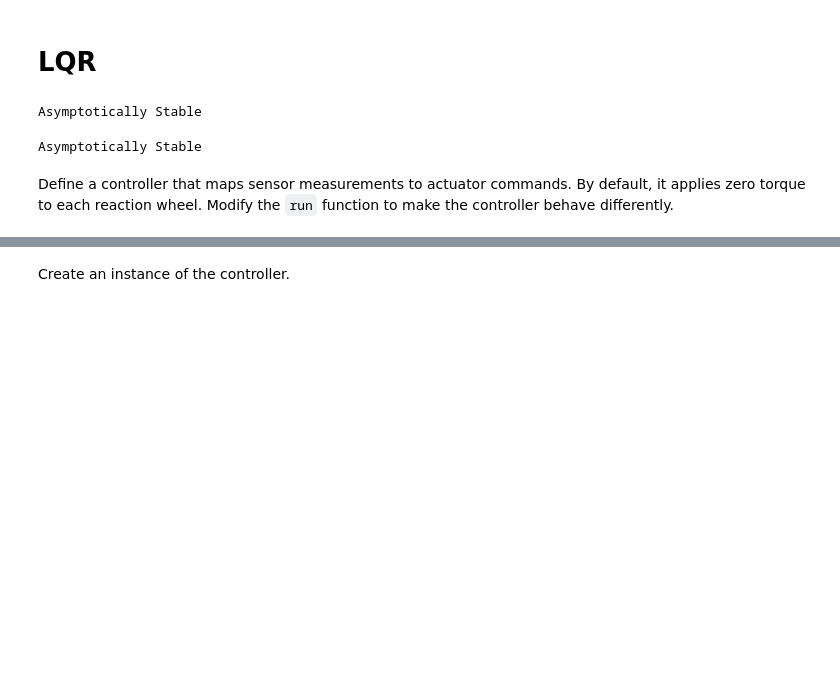
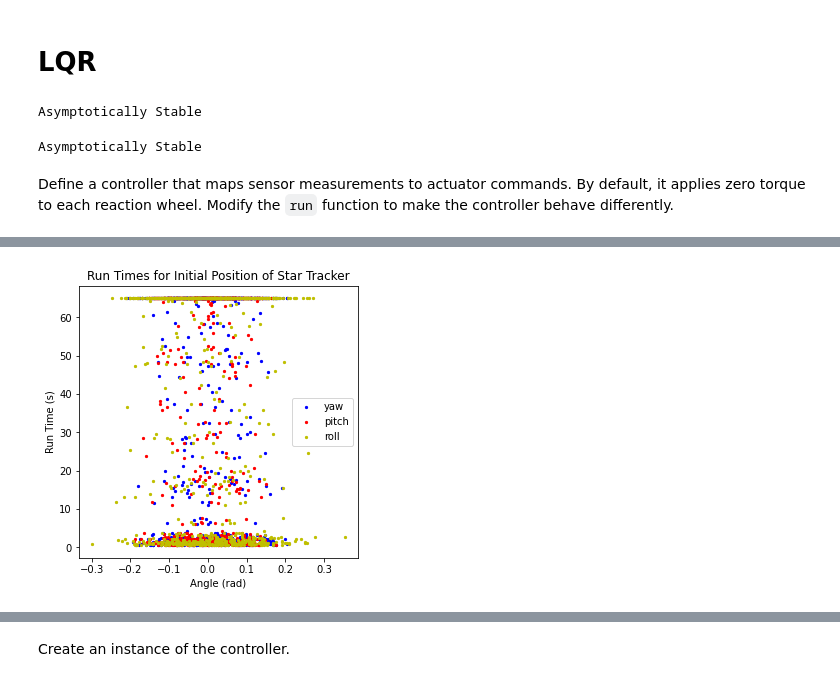
Before and after one commit to Zoinkadoinka/AE353, a Jupyter notebook: SpacecraftDP - April1- Noor.ipynb, the cells around one changed output, grey strips where cells are left out. Saved outputs shown, nothing was run; the diff lists cells and outputs as text; code cells hidden in the pictures; blank space fills up the shorter version.

```diff
--- a/SpacecraftDP - April1- Noor.ipynb
+++ b/SpacecraftDP - April1- Noor.ipynb
@@ -758,0 +742,12 @@ ax.scatter3D(initial_yaws, initial_pitches, initial_rolls, c=times)
+# %%
+fig = plt.figure(figsize = (5,5))
+plt.scatter(initial_yaws,times,s=5, color = 'blue', label = 'yaw')
+plt.scatter(initial_pitches,times,s=5,color = 'red', label = 'pitch')
+plt.scatter(initial_rolls,times,s=5,color = 'y', label = 'roll')
+plt.xlabel('Angle (rad)')
+plt.ylabel('Run Time (s)')
+plt.title('Run Times for Initial Position of Star Tracker')
+plt.legend()
+plt.show()
+# %% [output]
+[figure, added]
```
Also changed, not shown: parts of 24 cells of this notebook.
